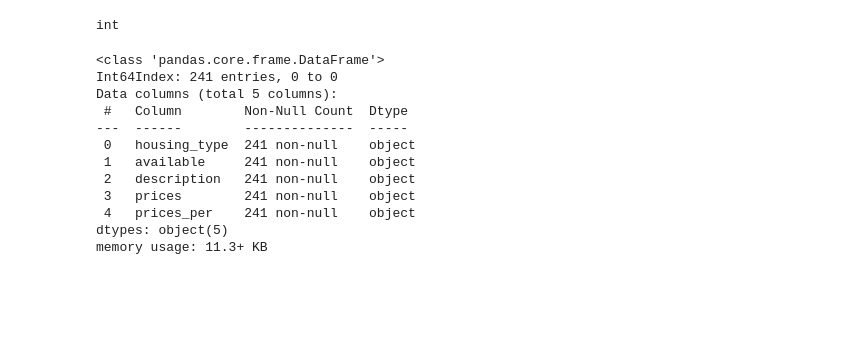
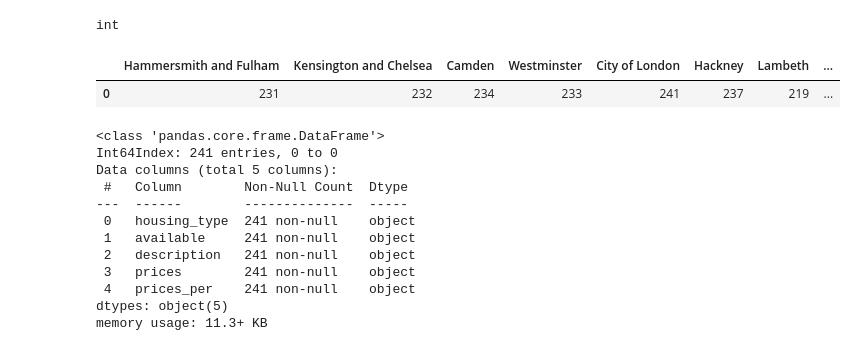
Before and after one commit to capstone-jmrs/capstone-proptech-repo, a Jupyter notebook: spotahome_julia_2.ipynb, the cells around one changed output. Saved outputs shown, nothing was run; the diff lists cells and outputs as text; code cells hidden in the pictures; blank space fills up the shorter version.

Commit message:
update 2022-09-21 with location id

```diff
--- a/spotahome_julia_2.ipynb
+++ b/spotahome_julia_2.ipynb
@@ -141,6 +141,26 @@ int
 # page = [page]
 # %%
 # type(page)
+# %%
+df_id = pd.DataFrame()
+
+# create global list of targeted neighbourhoods AND match with platform location IDs
+neighbourhoods = ['Hammersmith and Fulham', 'Kensington and Chelsea', 'Camden', 'Westminster', 'City of London', 'Hackney', 'Lambeth', 'Tower Hamlets', 'Islington']
+spotahome_loc_id = ['231', '232', '234', '233', '241', '237', '219', '235', '236']
+zip_iterator = zip(neighbourhoods, spotahome_loc_id)
+spotahome_dict_id = dict(zip_iterator)
+
+df_spot_id = pd.DataFrame(data=spotahome_dict_id, index=[0])
+
+df_id = df_id.append(df_spot_id)
+
+#df_studio = pd.DataFrame(data=spotahome_dict)
+#df1 = df1.append(df_studio)
+# %%
+display(df_id)
+# %% [output]
+|  | Hammersmith and Fulham | Kensington and Chelsea | Camden | Westminster | City of London | Hackney | Lambeth | ... |
+| 0 | 231 | 232 | 234 | 233 | 241 | 237 | 219 | ... |
 # %%
 begin = 'https://www.spotahome.com/de/s/london--uk/for-rent:studios'
 end = '?areaId[]=219&areaId[]=231&areaId[]=232&areaId[]=233&areaId[]=234&areaId[]=235&areaId[]=236&areaId[]=237&areaId[]=241'
```
Also changed, not shown: parts of 2 cells of this notebook.
